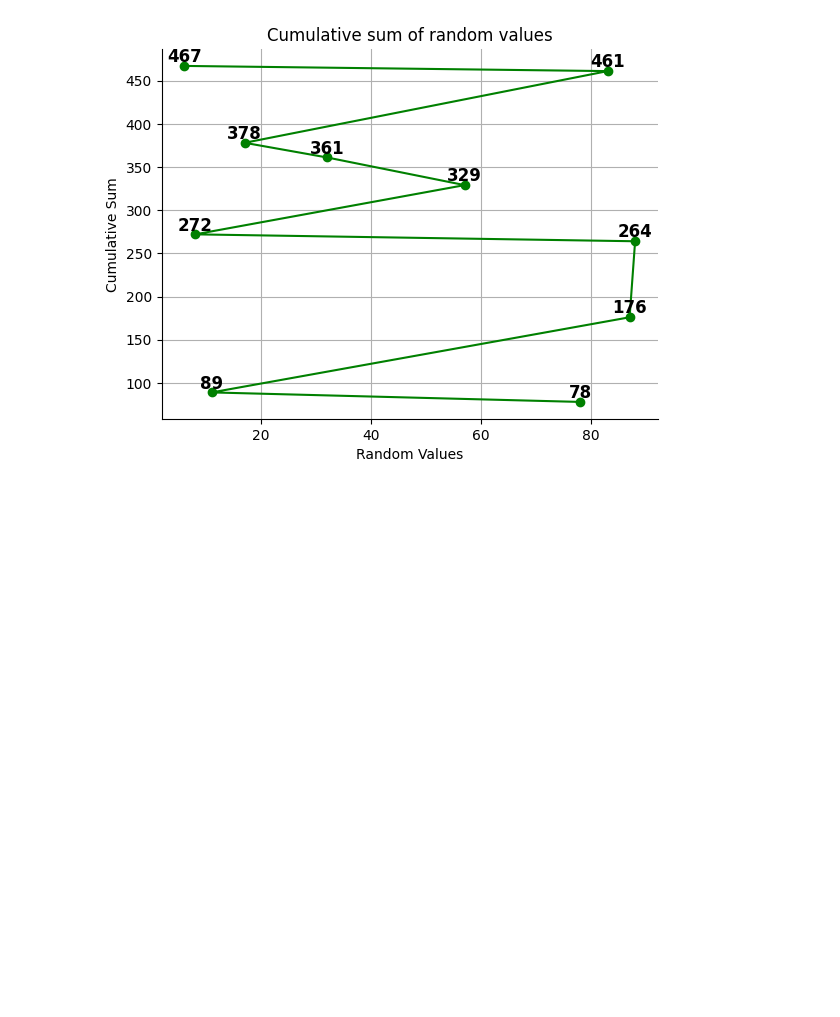
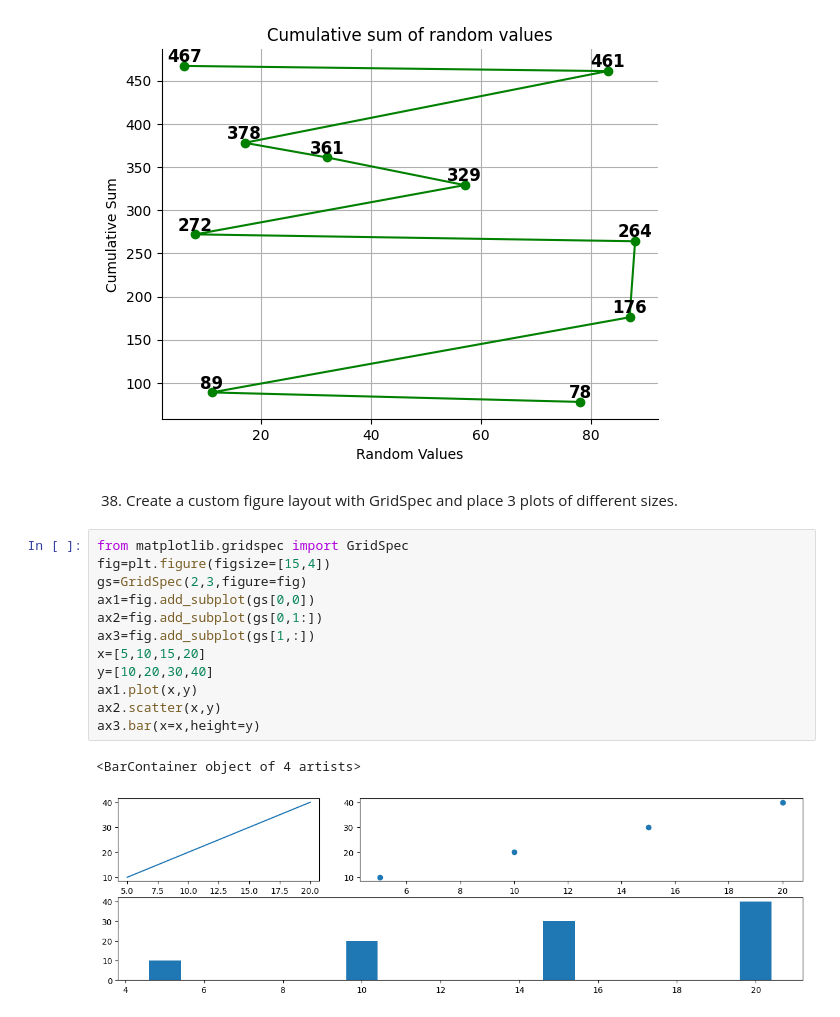
Before and after one commit to sagarnbeedi-analytics/data-analytics-portfolio, a Jupyter notebook: PYTHON/practicing_python_libraries/python_files/matplotlib.ipynb, the cells around one changed output. Cells and saved outputs as stored; diff of their text form; blank space fills up the shorter version.

Commit message:
completed matplotlib practice
completed matplotlib practice

```diff
--- a/PYTHON/practicing_python_libraries/python_files/matplotlib.ipynb
+++ b/PYTHON/practicing_python_libraries/python_files/matplotlib.ipynb
@@ -960,3 +960,20 @@ plt.title("Cumulative sum of random values")
 plt.savefig("plot1.png")
 # %% [output]
 [figure]
+# %% [markdown]
+38. Create a custom figure layout with GridSpec and place 3 plots of different sizes.
+# %%
+from matplotlib.gridspec import GridSpec
+fig=plt.figure(figsize=[15,4])
+gs=GridSpec(2,3,figure=fig)
+ax1=fig.add_subplot(gs[0,0])
+ax2=fig.add_subplot(gs[0,1:])
+ax3=fig.add_subplot(gs[1,:])
+x=[5,10,15,20]
+y=[10,20,30,40]
+ax1.plot(x,y)
+ax2.scatter(x,y)
+ax3.bar(x=x,height=y)
+# %% [output]
+<BarContainer object of 4 artists>
+[figure, added]
```
Also changed, not shown: parts of 4 cells of this notebook.
